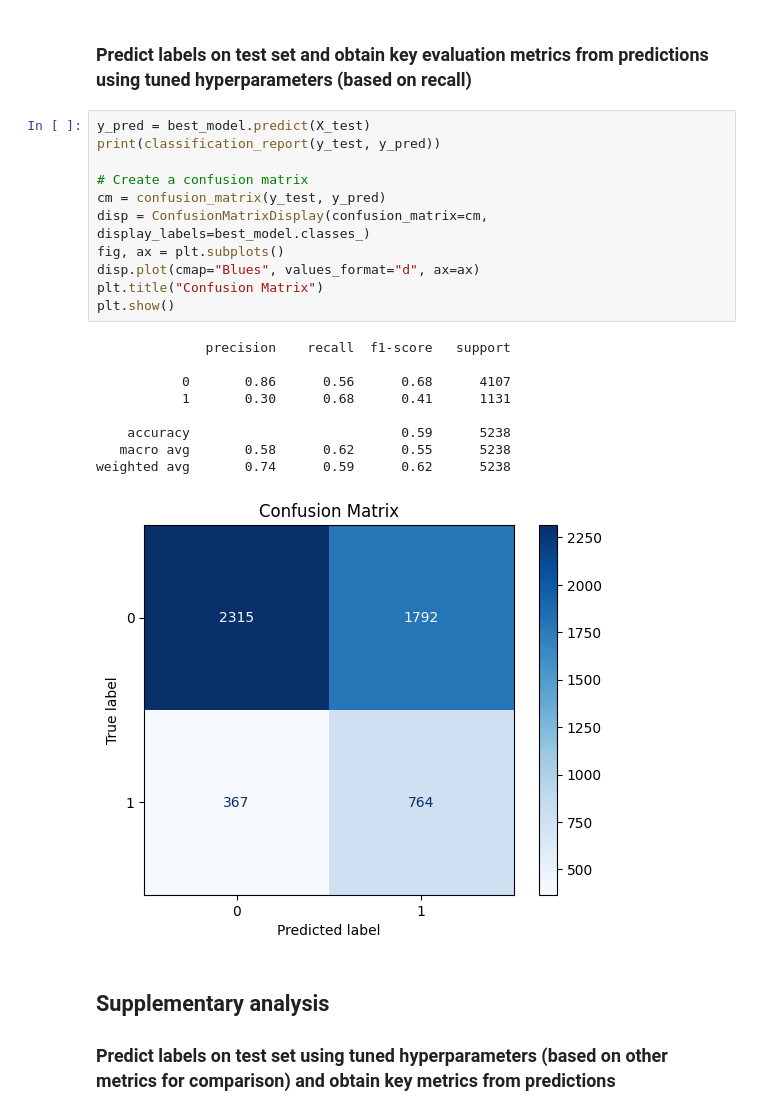
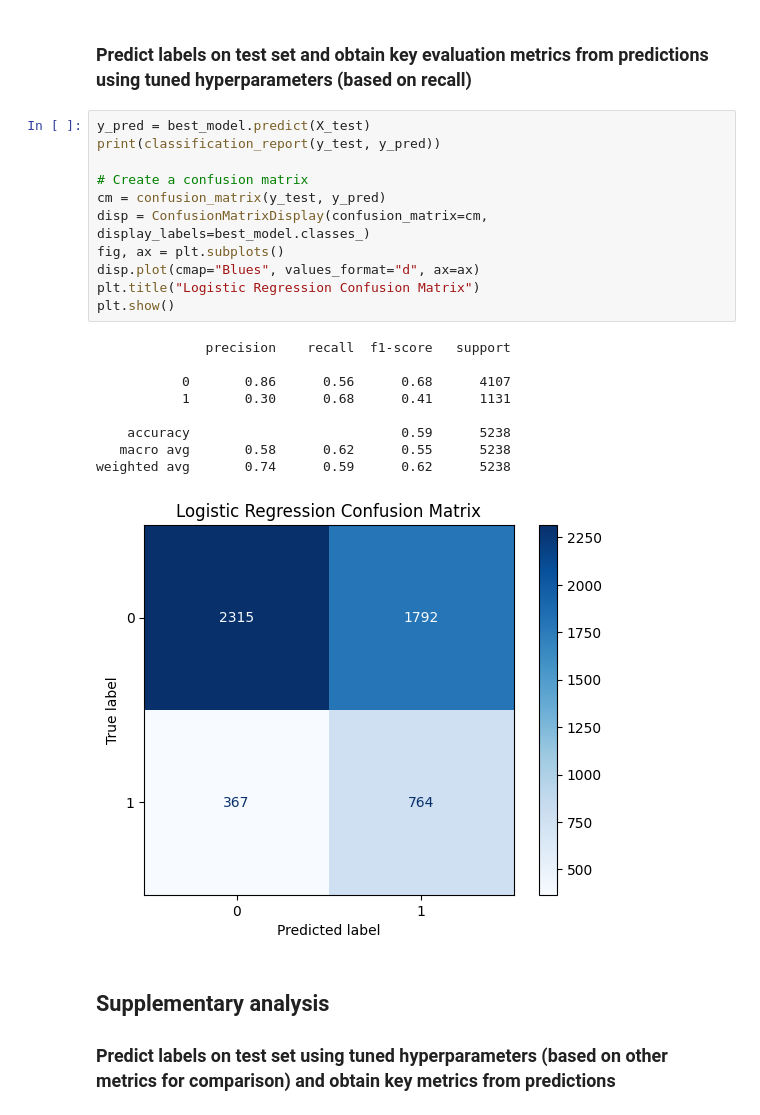
Before and after one commit to amylin1249/nypd-enforcement-gap, a Jupyter notebook: src/train_linear_model.ipynb, the cells around one changed output. Cells and saved outputs as stored; diff of their text form.

Commit message:
Updated confusion matrix plot for linear model

```diff
--- a/src/train_linear_model.ipynb
+++ b/src/train_linear_model.ipynb
@@ -266,24 +266,24 @@ The baseline probability of force (when all dummy variables are 0) is: 53.81%
 # %%
 y_pred = best_model.predict(X_test)
 print(classification_report(y_test, y_pred))
 
 # Create a confusion matrix
 cm = confusion_matrix(y_test, y_pred)
 disp = ConfusionMatrixDisplay(confusion_matrix=cm, display_labels=best_model.classes_)
 fig, ax = plt.subplots()
 disp.plot(cmap="Blues", values_format="d", ax=ax)
-plt.title("Confusion Matrix")
+plt.title("Logistic Regression Confusion Matrix")
 plt.show()
 # %% [output]
               precision    recall  f1-score   support
 
            0       0.86      0.56      0.68      4107
            1       0.30      0.68      0.41      1131
 
     accuracy                           0.59      5238
    macro avg       0.58      0.62      0.55      5238
 weighted avg       0.74      0.59      0.62      5238
-[figure, old version]
+[figure, new version]
 # %% [markdown]
 ## Supplementary analysis
 ### Predict labels on test set using tuned hyperparameters (based on other metrics for comparison) and obtain key metrics from predictions
```
